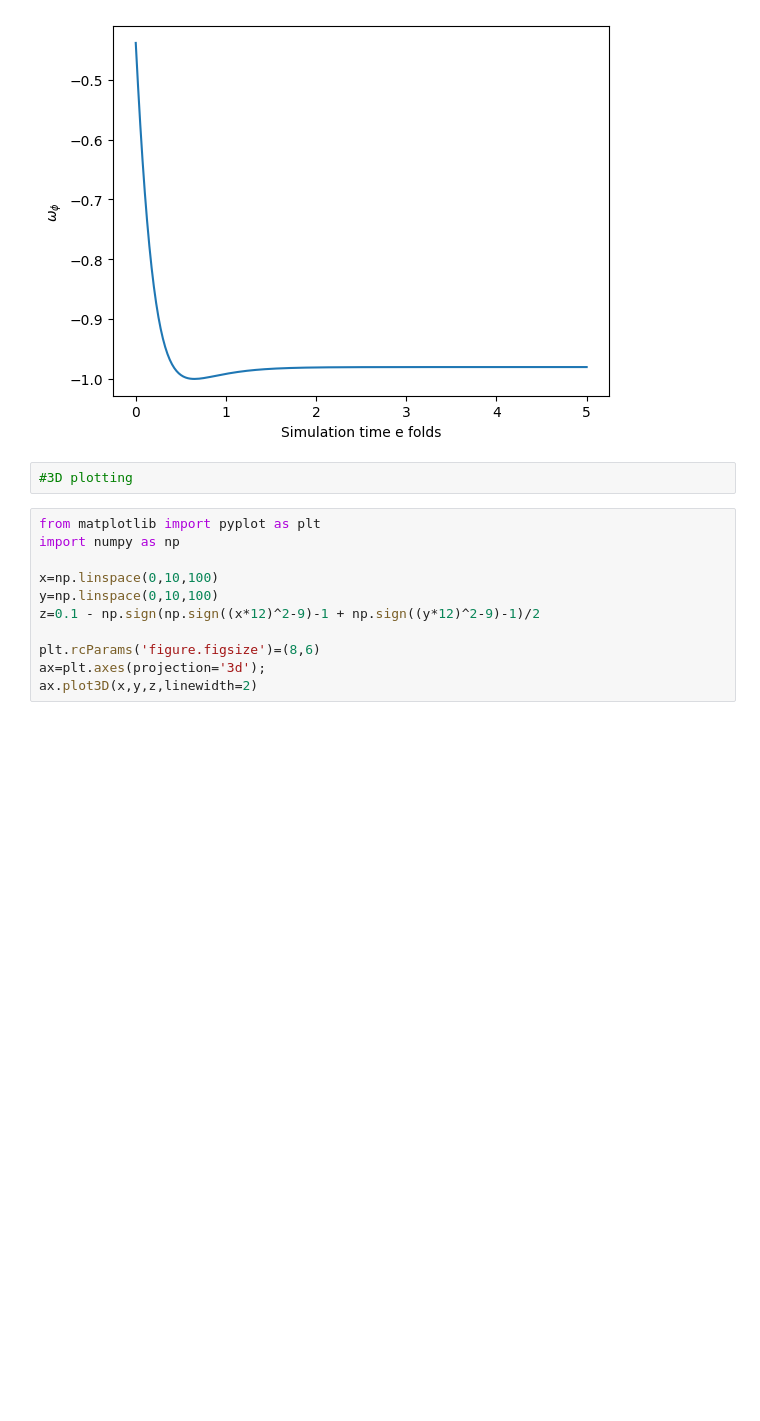
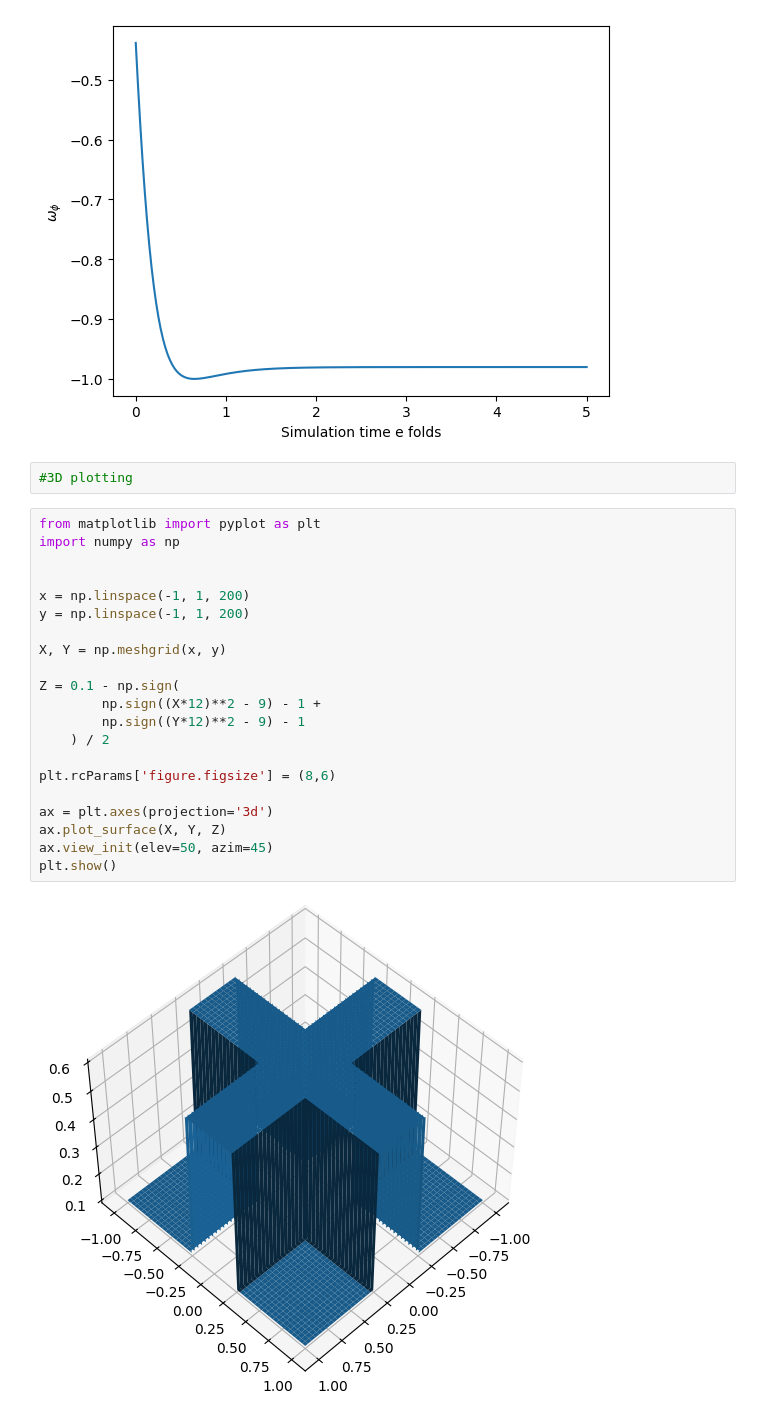
Before and after one commit to up2107120/Dynamical-systems-of-DE, a Jupyter notebook: test_code.ipynb, the cells around one changed output. Saved outputs shown, nothing was run; the diff lists cells and outputs as text; blank space fills up the shorter version.

```diff
--- a/test_code.ipynb
+++ b/test_code.ipynb
@@ -406,11 +460,23 @@ Stability=Attractor
 # %%
 from matplotlib import pyplot as plt
 import numpy as np
 
-x=np.linspace(0,10,100)
-y=np.linspace(0,10,100)
-z=0.1 - np.sign(np.sign((x*12)^2-9)-1 + np.sign((y*12)^2-9)-1)/2
 
-plt.rcParams('figure.figsize')=(8,6)
-ax=plt.axes(projection='3d');
-ax.plot3D(x,y,z,linewidth=2)
+x = np.linspace(-1, 1, 200)
+y = np.linspace(-1, 1, 200)
+
+X, Y = np.meshgrid(x, y)
+
+Z = 0.1 - np.sign(
+        np.sign((X*12)**2 - 9) - 1 +
+        np.sign((Y*12)**2 - 9) - 1
+    ) / 2
+
+plt.rcParams['figure.figsize'] = (8,6)
+
+ax = plt.axes(projection='3d')
+ax.plot_surface(X, Y, Z)
+ax.view_init(elev=50, azim=45)
+plt.show()
+# %% [output]
+[figure, added]
```
Also changed, not shown: parts of 10 cells of this notebook.
